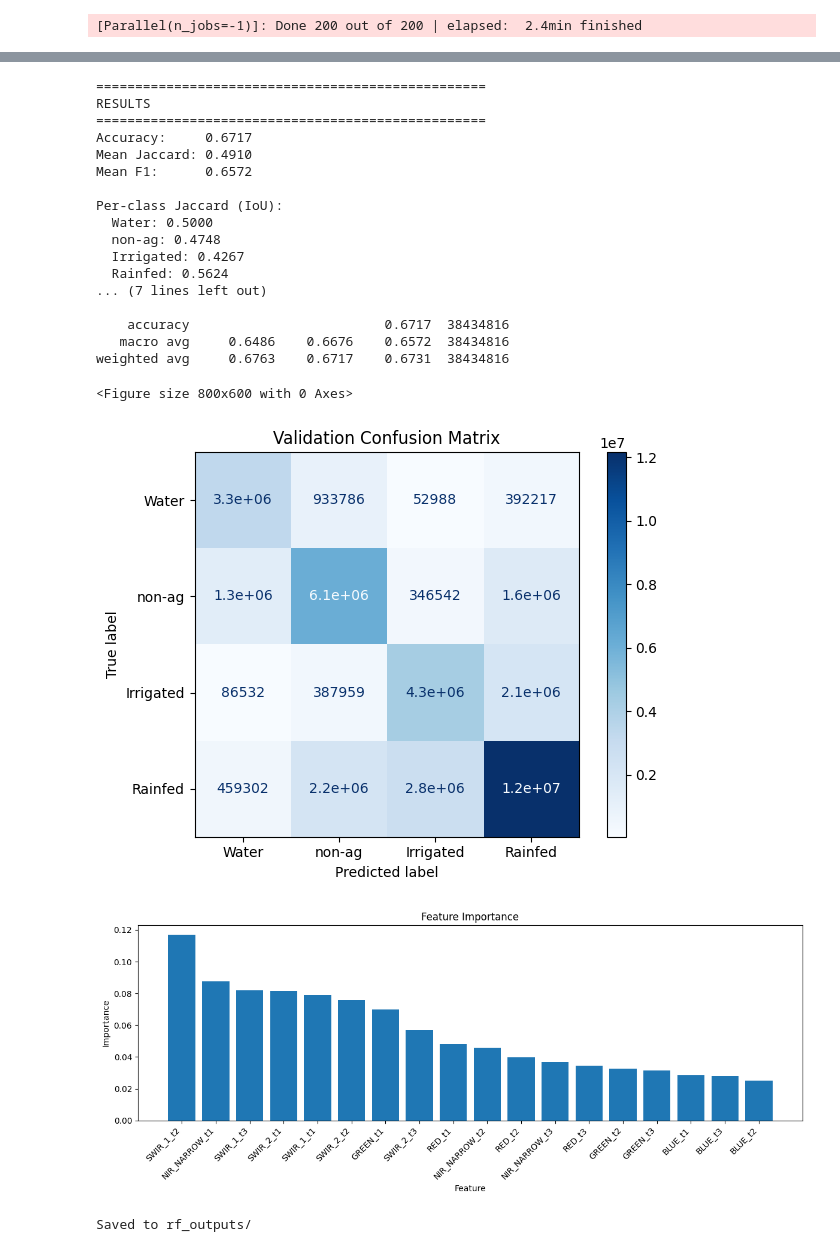
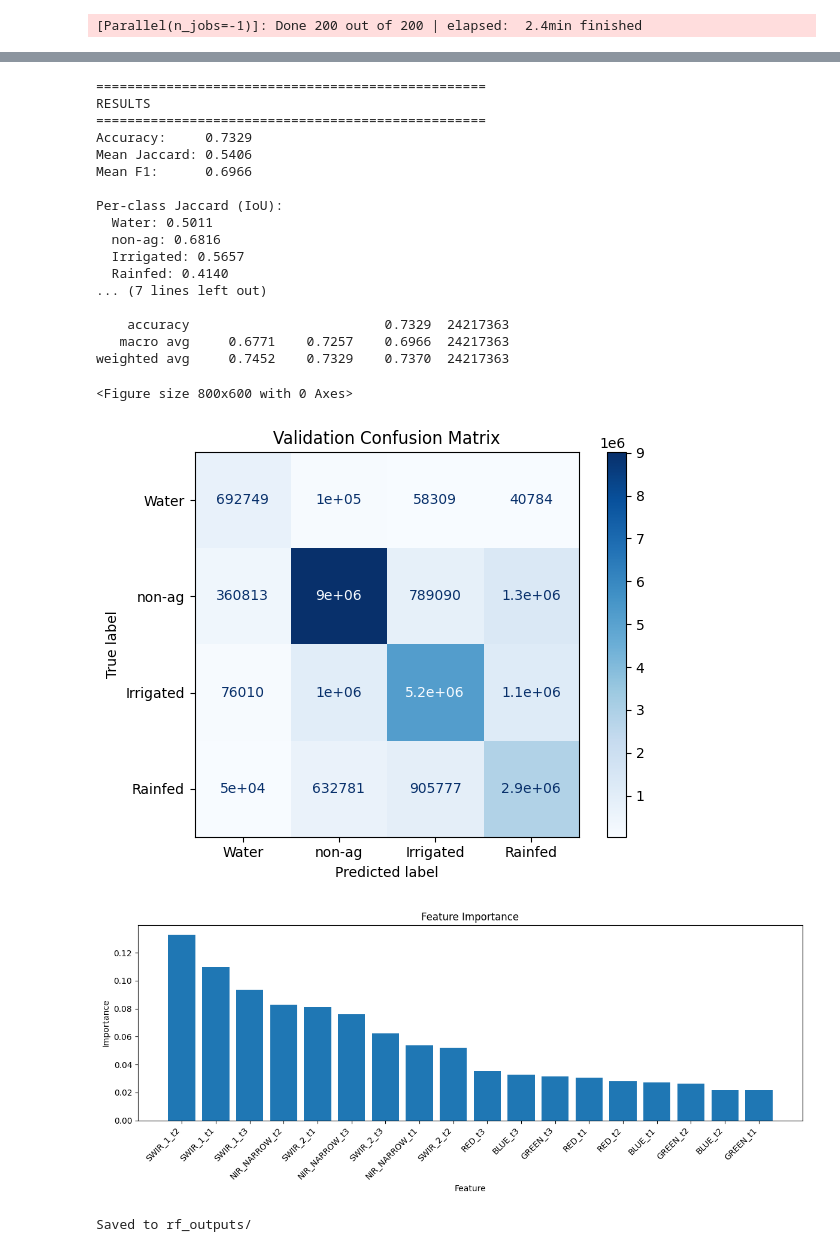
Before and after one commit to ejalilva/Prithvi-Irrigation, a Jupyter notebook: baselines/RF/rf_benchmark.ipynb, the cells around one changed output, grey strips where cells are left out. Cells and saved outputs as stored; diff of their text form; code cells hidden in the pictures.

```diff
--- a/baselines/RF/rf_benchmark.ipynb
+++ b/baselines/RF/rf_benchmark.ipynb
@@ -18,7 +18,7 @@ import joblib
 import json
 # %%
 # %% Configuration
-base_dir = '/discover/nobackup/ejalilva/data/prithvi/datasets--ibm-nasa-geospatial--multi-temporal-irrigation-classificaction/snapshots/04b439f179e52a7b144f69676210eecd30c39cfc/'
+base_dir = '/discover/nobackup/ejalilva/data/prithvi/datasets--ibm-nasa-geospatial--multi-temporal-irrigation-classificaction-openet/snapshots/04b439f179e52a7b144f69676210eecd30c39cfc/'
 TRAIN_DIR = os.path.join(base_dir,'training_chips')
 VAL_DIR = os.path.join(base_dir,'validation_chips')
 OUTPUT_DIR = 'rf_outputs'
@@ -174,6 +174,8 @@ Done!
 # %%
 # %% Predict on validation
 print("Predicting...")
+rf = joblib.load('./rf_outputs/rf_model.joblib')
+
 y_pred = rf.predict(X_val)
 
 # %% Calculate metrics
@@ -250,21 +257,21 @@ Predicting...
 ==================================================
 RESULTS
 ==================================================
-Accuracy:     0.6717
-Mean Jaccard: 0.4910
-Mean F1:      0.6572
+Accuracy:     0.7329
+Mean Jaccard: 0.5406
+Mean F1:      0.6966
 
 Per-class Jaccard (IoU):
-  Water: 0.5000
-  non-ag: 0.4748
-  Irrigated: 0.4267
-  Rainfed: 0.5624
+  Water: 0.5011
+  non-ag: 0.6816
+  Irrigated: 0.5657
+  Rainfed: 0.4140
 ... (7 lines left out)
 
-    accuracy                         0.6717  38434816
-   macro avg     0.6486    0.6676    0.6572  38434816
-weighted avg     0.6763    0.6717    0.6731  38434816
+    accuracy                         0.7329  24217363
+   macro avg     0.6771    0.7257    0.6966  24217363
+weighted avg     0.7452    0.7329    0.7370  24217363
 <Figure size 800x600 with 0 Axes>
-[figure, old version]
+[figure, new version]
-[figure, old version]
+[figure, new version]
 Saved to rf_outputs/
```
Also changed, not shown: parts of 6 cells of this notebook, 13 other files.
